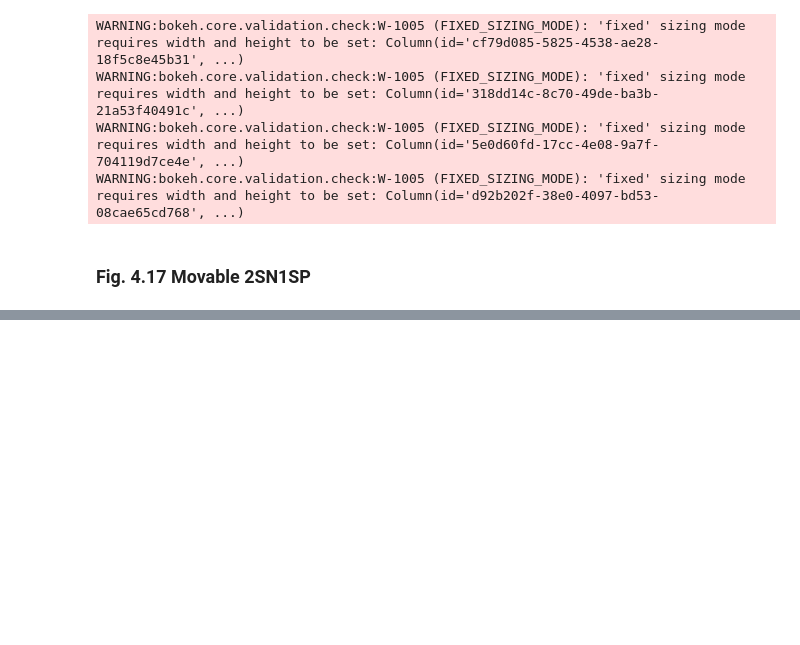
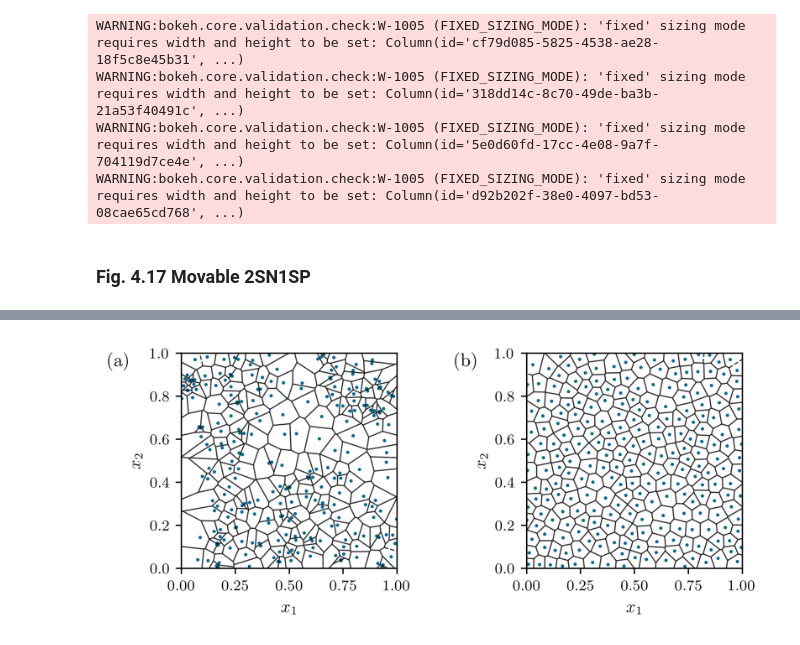
Before and after one commit to Lighfe/mdp-world-model, a Jupyter notebook: clustering/creation_of_thesis_patchworks.ipynb, the cells around one changed output, grey strips where cells are left out. Drawn from its saved outputs; the diff is of its cells as text; code cells hidden in the pictures; blank space fills up the shorter version.

```diff
--- a/clustering/creation_of_thesis_patchworks.ipynb
+++ b/clustering/creation_of_thesis_patchworks.ipynb
@@ -592,0 +629,43 @@ create_plot_and_save_patchwork(db_name, table_name, run_ids(run_dict, model_name
+# %%
+fig, axes = plt.subplots(1, 2, figsize=(6, 2.7), dpi = 400)
+
+# --- Subfigure (a) ---
+ax = axes[0]
+vor = Voronoi(rnd_samples)
+voronoi_plot_2d(
+    vor, ax=ax, show_vertices=False, line_colors='black',
+    line_width=0.7, line_alpha=0.8, point_size=0
+)
+ax.scatter(rnd_samples[:, 0], rnd_samples[:, 1],color=thesis_colour, s=1)
+ax.set_xlim(bounds[0])
+ax.set_ylim(bounds[1])
+ax.set_aspect('equal', adjustable='box')
+ax.set_xlabel(r"$x_{1}$", fontsize = 10)
+ax.set_ylabel(r"$x_{2}$", fontsize = 10)
+ax.tick_params(axis='both', which='major', labelsize=9)
+
+# --- Subfigure (b) ---
+ax = axes[1]
+vor = Voronoi(pd_samples)
+voronoi_plot_2d(
+    vor, ax=ax, show_vertices=False, line_colors='black',
+    line_width=0.7, line_alpha=0.8, point_size=0
+)
+ax.scatter(pd_samples[:, 0], pd_samples[:, 1], color=thesis_colour, s=1)
+ax.set_xlim(bounds[0])
+ax.set_ylim(bounds[1])
+ax.set_aspect('equal', adjustable='box')
+ax.set_xlabel(r"$x_{1}$", fontsize = 10)
+ax.set_ylabel(r"$x_{2}$", fontsize = 10)
+ax.tick_params(axis='both', which='major', labelsize=9)
+
+# --- Subfigure labels outside plots ---
+fig.text(0.04, 0.8, "(a)", ha="center", va="center",  fontsize=11, weight="bold")
+fig.text(0.52, 0.8, "(b)", ha="center", va="center", fontsize=11, weight="bold")
+plt.subplots_adjust(wspace=0.6)
+#plt.tight_layout(pad= 1.5)
+fig.savefig("./results/thesis/4-6_voronoi/generation/cell_center_sampling_methods.pdf")
+
+plt.show()
+# %% [output]
+[figure, added]
```
Also changed, not shown: parts of 16 cells of this notebook.
